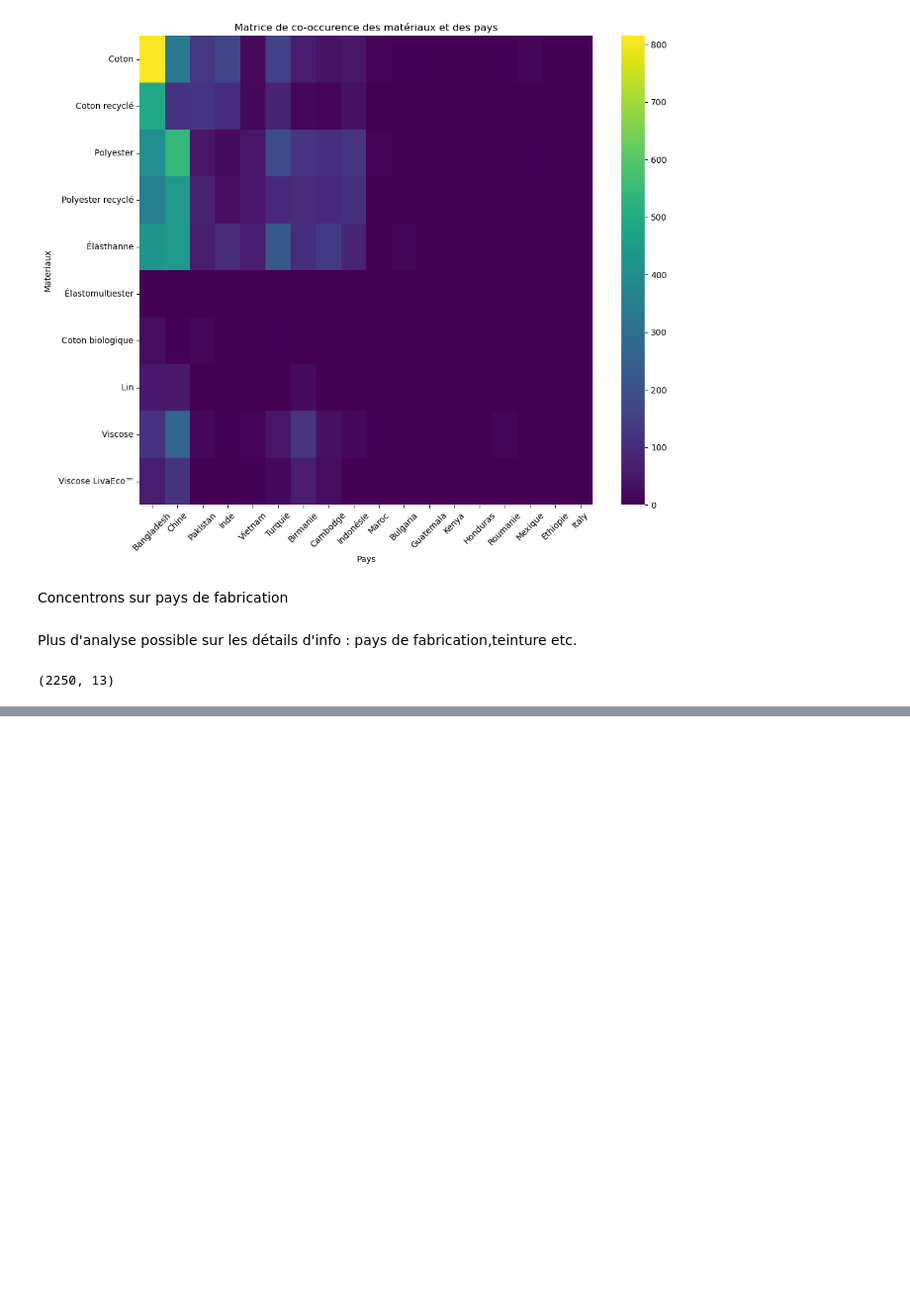
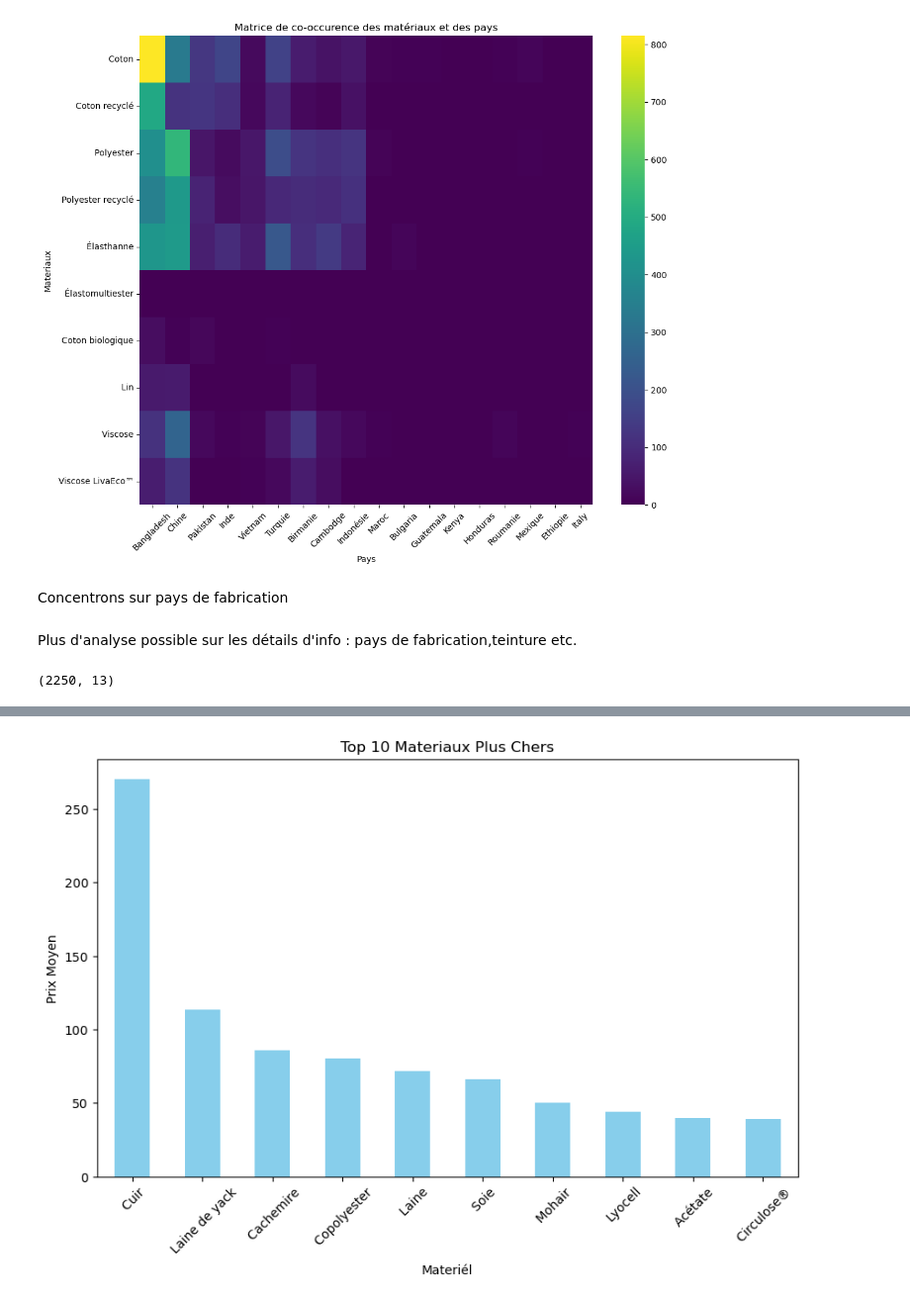
Before and after one commit to sim-cell/DALAS, a Jupyter notebook: analyse/fastfashion.ipynb, the cells around one changed output, grey strips where cells are left out. Shown at 99% size. Drawn from its saved outputs; the diff is of its cells as text; code cells hidden in the pictures; blank space fills up the shorter version.

```diff
--- a/analyse/fastfashion.ipynb
+++ b/analyse/fastfashion.ipynb
@@ -496,0 +521,13 @@ df_unique.shape
+# %%
+top_materials = material_avg_price.head(10)
+
+# top 10
+plt.figure(figsize=(10, 6))
+top_materials.plot(kind='bar', color='skyblue')
+plt.title('Top 10 Materiaux Plus Chers')
+plt.xlabel('Materiél')
+plt.ylabel('Prix Moyen')
+plt.xticks(rotation=45)
+plt.show()
+# %% [output]
+[figure, added]
```
Also changed, not shown: parts of 7 cells of this notebook, 6 other files.
